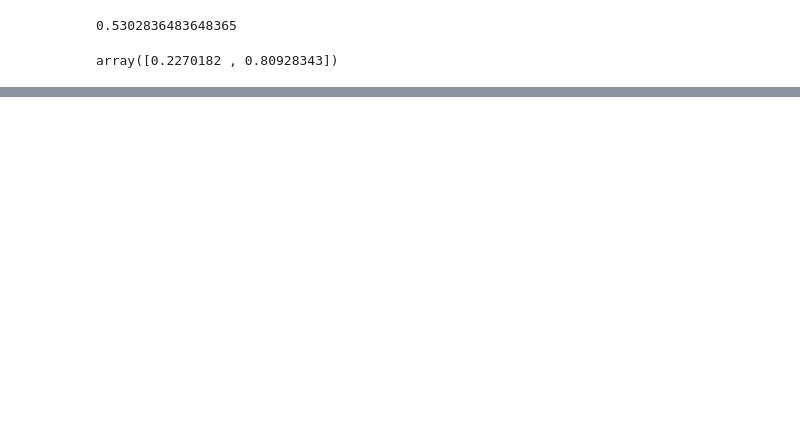
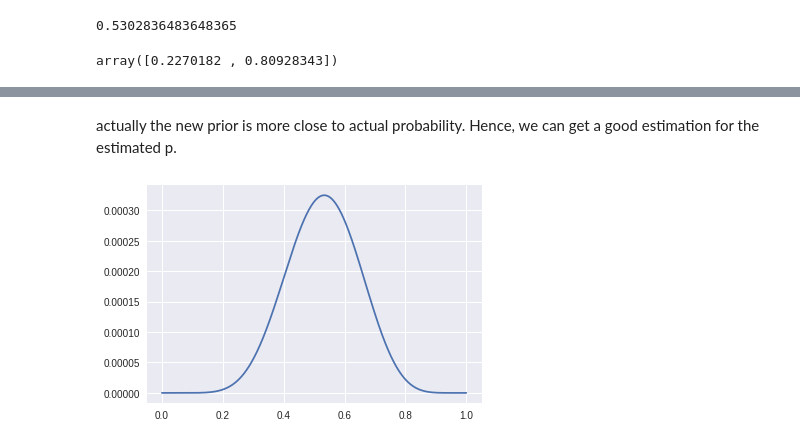
Before and after one commit to upul/SRT, a Jupyter notebook: solutions/week_1.ipynb, the cells around one changed output, grey strips where cells are left out. Cells and saved outputs as stored; diff of their text form; code cells hidden in the pictures; blank space fills up the shorter version.

```diff
--- a/solutions/week_1.ipynb
+++ b/solutions/week_1.ipynb
@@ -42,0 +89,8 @@ array([0.2270182 , 0.80928343])
+# %% [markdown]
+actually the new prior is more close to actual probability. Hence, we can get a good estimation for the estimated p.
+# %%
+plt.plot(p_grid, posterior)
+#plt.plot(p_grid, improved_posterior)
+plt.show()
+# %% [output]
+[figure, added]
```
Also changed, not shown: parts of 11 cells of this notebook, 2 other files.
